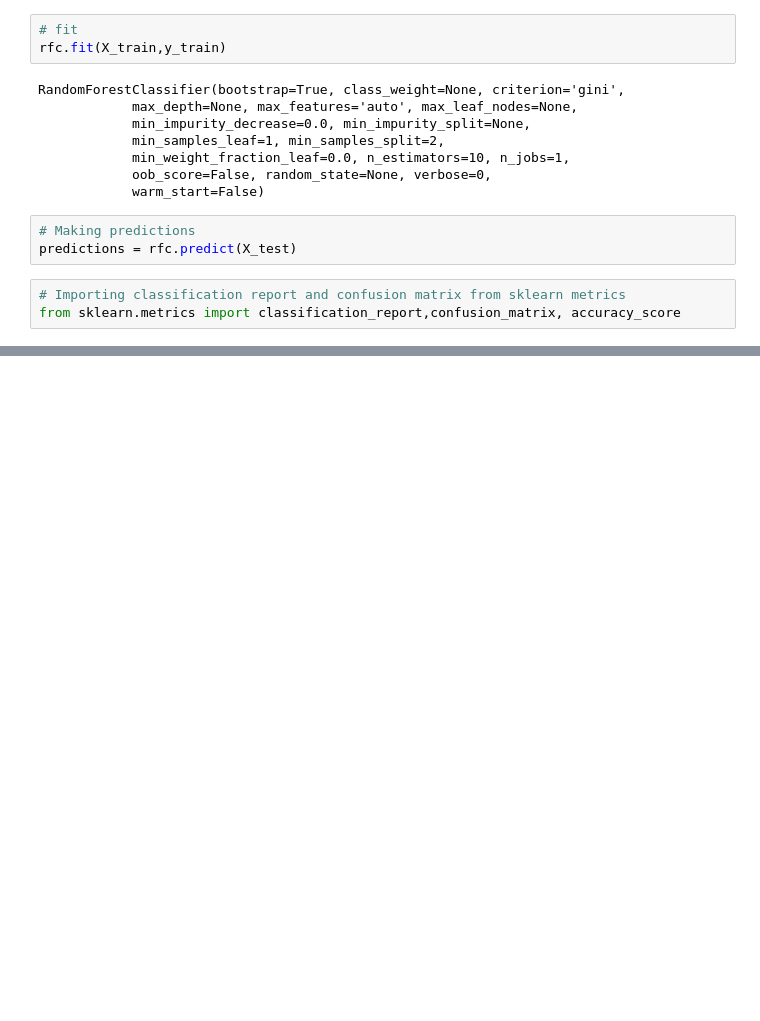
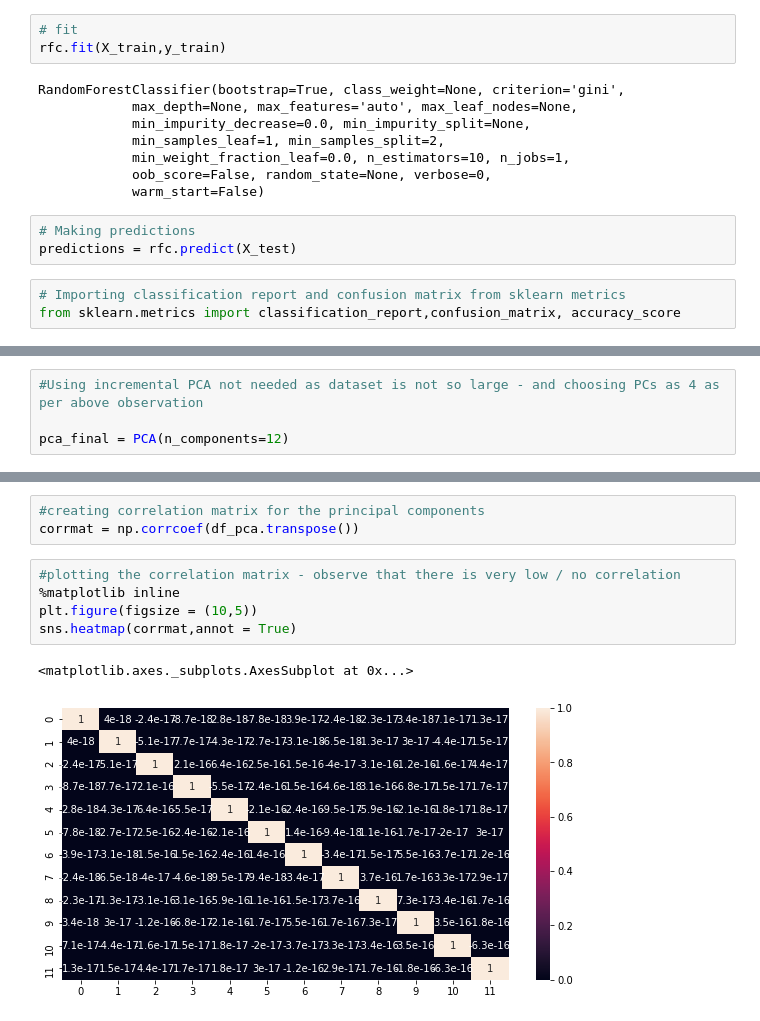
Before and after one commit to prachi0693/Capstone-Project, a Jupyter notebook: Merge and Modelling.ipynb, the cells around one changed output, grey strips where cells are left out. Cells and saved outputs as stored; diff of their text form; blank space fills up the shorter version.

```diff
--- a/Merge and Modelling.ipynb
+++ b/Merge and Modelling.ipynb
@@ -511,0 +615,4 @@ print(accuracy_score(y_test,predictions))
+# %%
+#Using incremental PCA not needed as dataset is not so large - and choosing PCs as 4 as per above observation
+
+pca_final = PCA(n_components=12)
@@ -511,0 +625,11 @@ print(accuracy_score(y_test,predictions))
+# %%
+#creating correlation matrix for the principal components
+corrmat = np.corrcoef(df_pca.transpose())
+# %%
+#plotting the correlation matrix - observe that there is very low / no correlation
+%matplotlib inline
+plt.figure(figsize = (10,5))
+sns.heatmap(corrmat,annot = True)
+# %% [output]
+<matplotlib.axes._subplots.AxesSubplot at 0x...>
+[figure, added]
```
Also changed, not shown: parts of 44 cells of this notebook, 1 other file.
